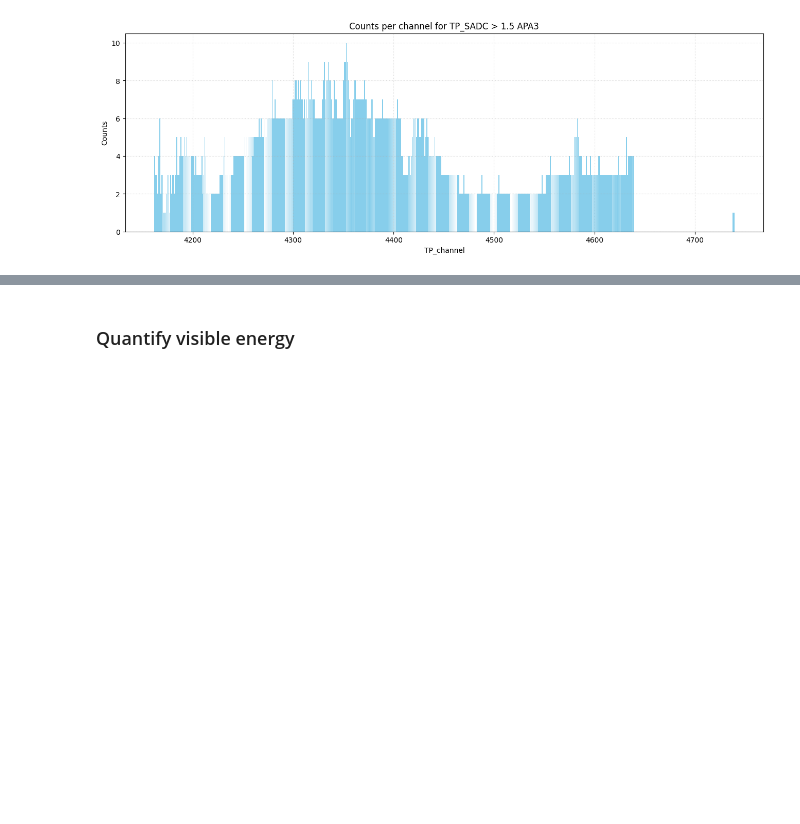
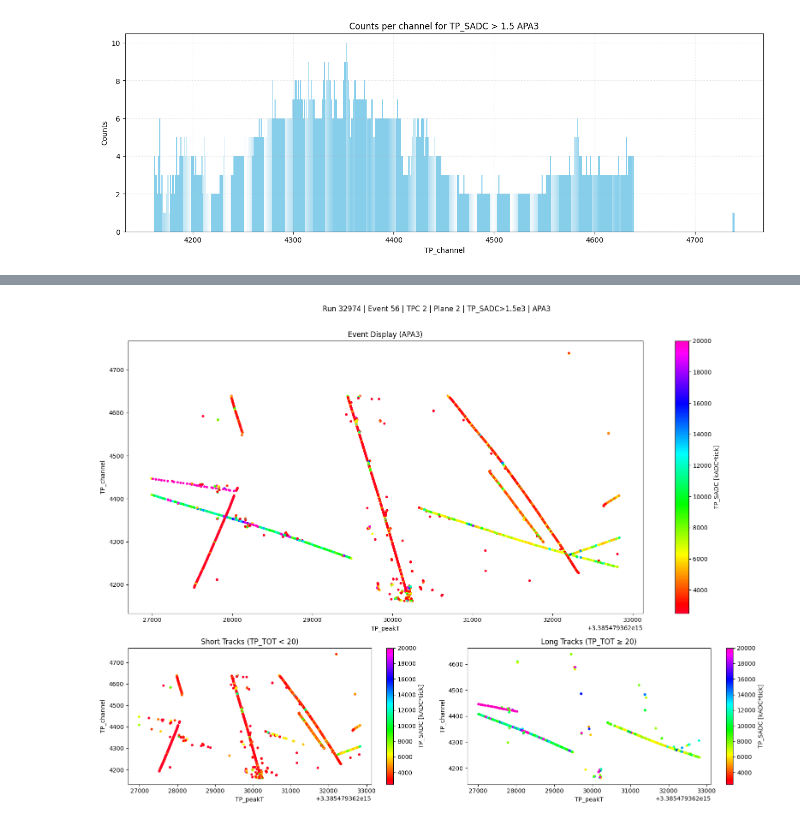
Before and after one commit to JuliaFavaro/SS25_TP_ProtoDUNE, a Jupyter notebook: src/RUN_test event_run_TPC.ipynb, the cells around one changed output, grey strips where cells are left out. Saved outputs shown, nothing was run; the diff lists cells and outputs as text; code cells hidden in the pictures; blank space fills up the shorter version.

```diff
--- a/src/RUN_test event_run_TPC.ipynb
+++ b/src/RUN_test event_run_TPC.ipynb
@@ -530,2 +378,0 @@ Cluster 3: Found 1 tracks.
-# %% [markdown]
-### Quantify visible energy
@@ -577,0 +379,65 @@ def plot_visible_energy_per_APA(apa_energy, bins=80, title_suffix=""):
+# %%
+fig = plt.figure(figsize=(16, 12))
+import matplotlib.gridspec as gridspec
+gs = gridspec.GridSpec(2, 2, height_ratios=[2, 1])
+
+plt.suptitle(make_title(tps['run'].unique()[0], event, TPC, plane, "TP_SADC>1.5e3") + " | APA3")
+
+cmap = "gist_rainbow"
+vmin, vmax = 2500, 20000
+
+# First row: APA3 event display spans both columns
+ax0 = fig.add_subplot(gs[0, :])
+sc0 = ax0.scatter(
+    filtered_APA3["TP_peakT"],
+    filtered_APA3["TP_channel"],
+    s=10,
+    c=filtered_APA3["TP_SADC"],
+    cmap=cmap,
+    vmin=vmin,
+    vmax=vmax
+)
+ax0.set_title("Event Display (APA3)")
+ax0.set_ylabel("TP_channel")
+ax0.set_xlabel("TP_peakT")
+cbar0 = plt.colorbar(sc0, ax=ax0)
+cbar0.set_label("TP_SADC [kADC*tick]")
+
+# Second row, left: short tracks
+ax1 = fig.add_subplot(gs[1, 0])
+sc1 = ax1.scatter(
+    tracce_brevi["TP_peakT"],
+    tracce_brevi["TP_channel"],
+    s=10,
+    c=tracce_brevi["TP_SADC"],
+    cmap=cmap,
+    vmin=vmin,
+    vmax=vmax
+)
+ax1.set_title("Short Tracks (TP_TOT < 20)")
+ax1.set_ylabel("TP_channel")
+ax1.set_xlabel("TP_peakT")
+cbar1 = plt.colorbar(sc1, ax=ax1)
+cbar1.set_label("TP_SADC [kADC*tick]")
+
+# Second row, right: long tracks
+ax2 = fig.add_subplot(gs[1, 1])
+sc2 = ax2.scatter(
+    tracce_lunghe["TP_peakT"],
+    tracce_lunghe["TP_channel"],
+    s=10,
+    c=tracce_lunghe["TP_SADC"],
+    cmap=cmap,
+    vmin=vmin,
+    vmax=vmax
+)
+ax2.set_title("Long Tracks (TP_TOT ≥ 20)")
+ax2.set_ylabel("TP_channel")
+ax2.set_xlabel("TP_peakT")
+cbar2 = plt.colorbar(sc2, ax=ax2)
+cbar2.set_label("TP_SADC [kADC*tick]")
+
+plt.tight_layout(rect=[0, 0, 1, 0.97])
+plt.show()
+# %% [output]
+[figure, added]
```
Also changed, not shown: parts of 10 cells of this notebook.
